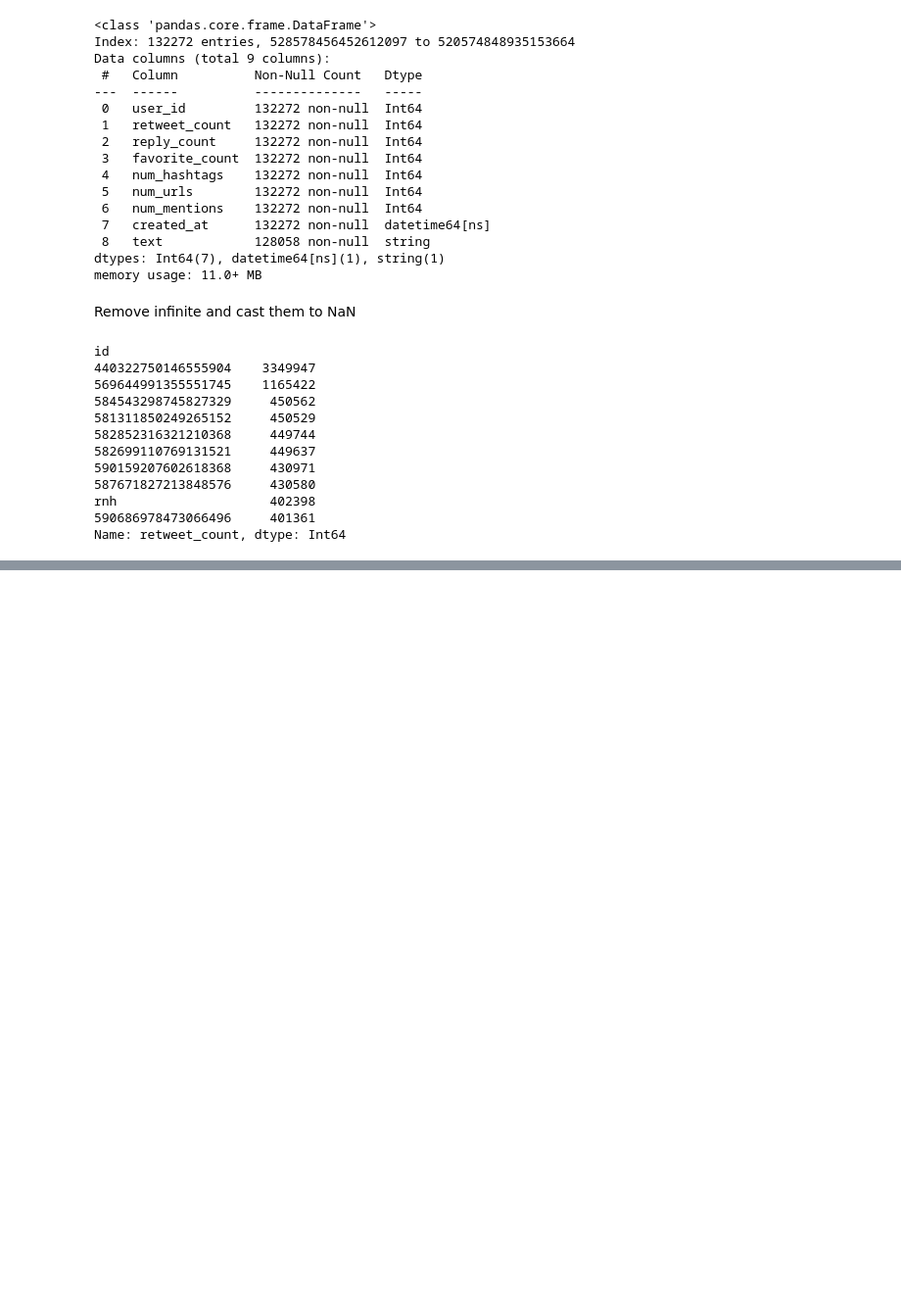
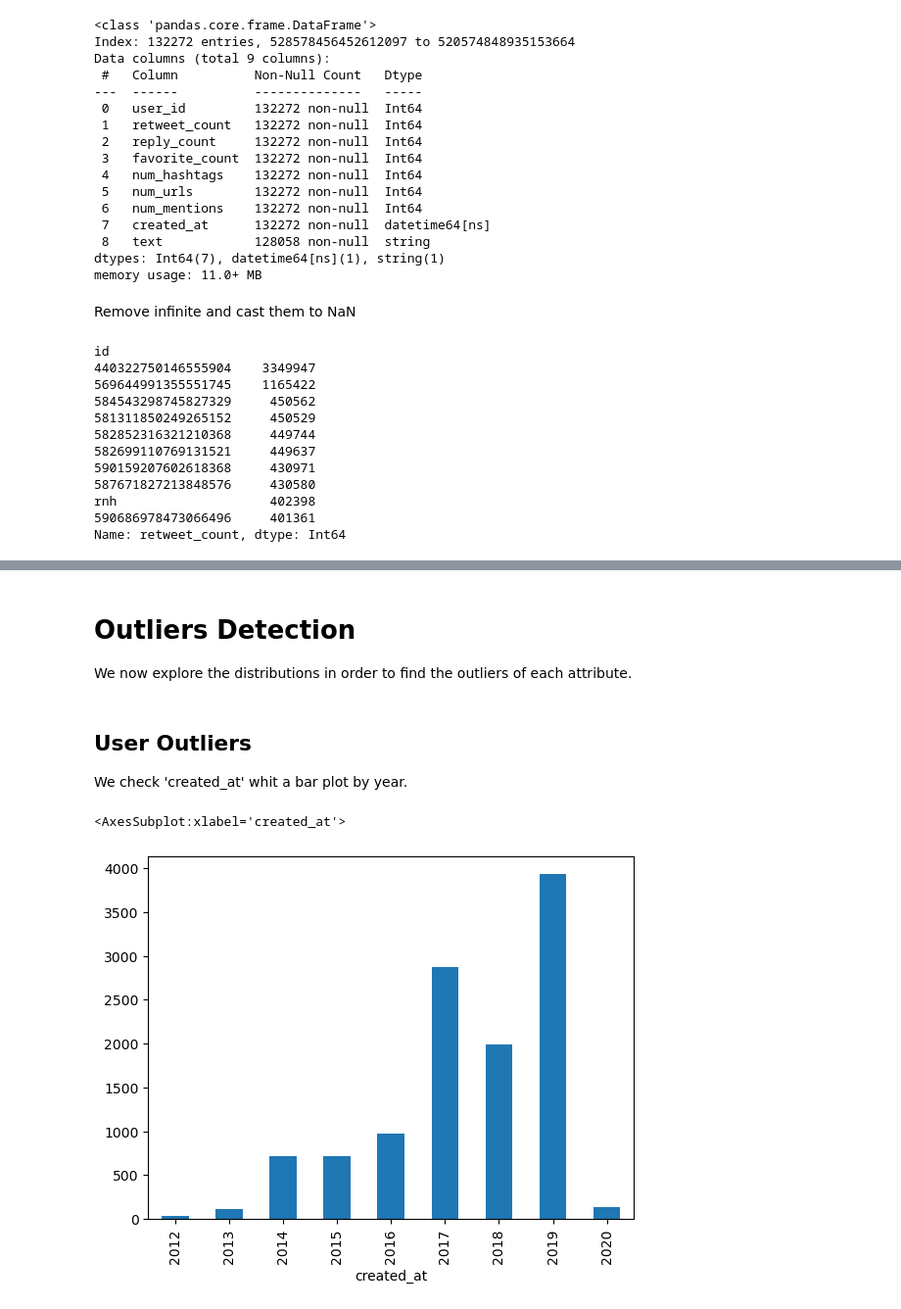
Before and after one commit to alessandrocubic/Unipi-Data-Mining-project-AY-22-23, a Jupyter notebook: data_understanding_sample.ipynb, the cells around one changed output, grey strips where cells are left out. Shown at 98% size. Cells and saved outputs as stored; diff of their text form; code cells hidden in the pictures; blank space fills up the shorter version.

Commit message:
Starting outliers detection

```diff
--- a/data_understanding_sample.ipynb
+++ b/data_understanding_sample.ipynb
@@ -400,0 +485,13 @@ id, name, lang, bot, created_at and statuses_count
+# %% [markdown]
+# Outliers Detection
+
+We now explore the distributions in order to find the outliers of each attribute.
+# %% [markdown]
+## User Outliers
+
+We check 'created_at' whit a bar plot by year.
+# %%
+df_users.created_at.groupby(df_users.created_at.dt.year).count().plot(kind='bar')
+# %% [output]
+<AxesSubplot:xlabel='created_at'>
+[figure, added]
```
Also changed, not shown: parts of 23 cells of this notebook.
